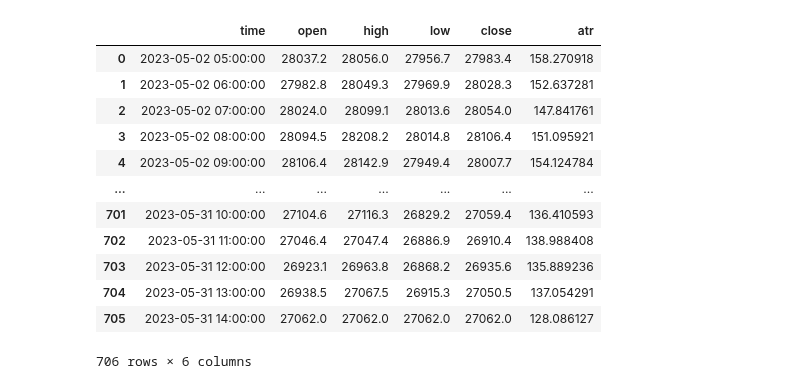
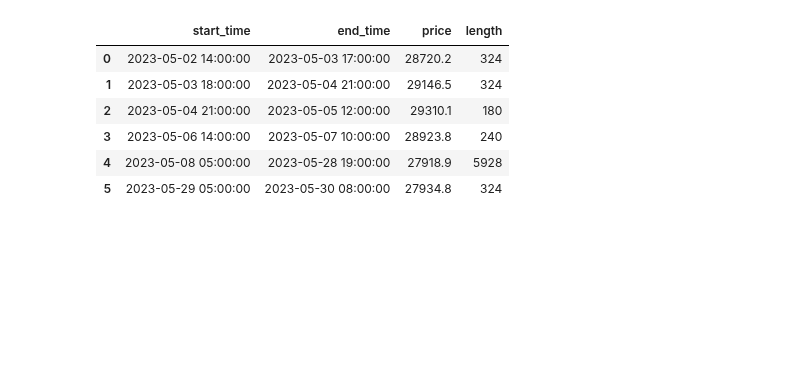
Before and after one commit to alexbabits/crypto-backtester, a Jupyter notebook: ChannelAnalysis.ipynb, the cells around one changed output. Saved outputs shown, nothing was run; the diff lists cells and outputs as text; code cells hidden in the pictures; blank space fills up the shorter version.

Commit message:
horizontal res line almost good

```diff
--- a/ChannelAnalysis.ipynb
+++ b/ChannelAnalysis.ipynb
@@ -63,16 +60,53 @@ pd.set_option('display.max_rows', 30)
-# %%
-df
-# %% [output]
-|  | time | open | high | low | close | atr |
-| 0 | 2023-05-02 05:00:00 | 28037.2 | 28056.0 | 27956.7 | 27983.4 | 158.270918 |
-| 1 | 2023-05-02 06:00:00 | 27982.8 | 28049.3 | 27969.9 | 28028.3 | 152.637281 |
-| 2 | 2023-05-02 07:00:00 | 28024.0 | 28099.1 | 28013.6 | 28054.0 | 147.841761 |
-| 3 | 2023-05-02 08:00:00 | 28094.5 | 28208.2 | 28014.8 | 28106.4 | 151.095921 |
-| 4 | 2023-05-02 09:00:00 | 28106.4 | 28142.9 | 27949.4 | 28007.7 | 154.124784 |
-| ... | ... | ... | ... | ... | ... | ... |
-| 701 | 2023-05-31 10:00:00 | 27104.6 | 27116.3 | 26829.2 | 27059.4 | 136.410593 |
-| 702 | 2023-05-31 11:00:00 | 27046.4 | 27047.4 | 26886.9 | 26910.4 | 138.988408 |
-| 703 | 2023-05-31 12:00:00 | 26923.1 | 26963.8 | 26868.2 | 26935.6 | 135.889236 |
-| 704 | 2023-05-31 13:00:00 | 26938.5 | 27067.5 | 26915.3 | 27050.5 | 137.054291 |
-| 705 | 2023-05-31 14:00:00 | 27062.0 | 27062.0 | 27062.0 | 27062.0 | 128.086127 |
-706 rows × 6 columns
+# %%
+def calculate_resistance(df):
+    resistance_lines = []
+    i = 0
+    while i < len(df) - 10:  # -10 to leave space for checking the next 10 candles
+        current_candle = df.iloc[i]
+        if current_candle['close'] > current_candle['open']:  # Check if the candle is green
+            next_10_candles = df.iloc[i+1:i+11]
+            limit = current_candle['close'] + (0.5 * current_candle['atr'])
+
+            if all((next_10_candles[['open', 'close']] <= limit).all(axis=1)):  # Check the next 10 candles
+                second_touch = False  # Added variable to check for second touch
+                for j in range(i+11, len(df)):
+                    next_candle = df.iloc[j]
+                    lower_limit = current_candle['close'] - (5 * current_candle['atr'])
+
+                    if not second_touch:  # Check if second touch exists
+                        if abs(current_candle['close'] - next_candle[['open', 'close']].min()) <= 0.5 * next_candle['atr']:
+                            second_touch = True
+                            continue
+
+                    if second_touch:
+                        if next_candle['close'] < lower_limit or next_candle['open'] < lower_limit:
+                            resistance_lines.append({'start_time': current_candle['time'], 'end_time': next_candle['time'], 'price': current_candle['close']})
+                            i = j  # Continue from the end of this line
+                            break  # Stop if price goes below 500% of ATR
+                        elif next_candle['close'] > limit or next_candle['open'] > limit:
+                            resistance_lines.append({'start_time': current_candle['time'], 'end_time': next_candle['time'], 'price': current_candle['close']})
+                            i = j  # Continue from the end of this line
+                            break  # Stop if price goes above the limit
+                else:
+                    i += 1  # Increment if we finished the loop without hitting a break
+            else:
+                i += 1
+        else:
+            i += 1
+    return pd.DataFrame(resistance_lines)
+
+resistance_df = calculate_resistance(df)
+# %%
+resistance_df['start_time'] = pd.to_datetime(resistance_df['start_time'])
+resistance_df['end_time'] = pd.to_datetime(resistance_df['end_time'])
+resistance_df['length'] = (resistance_df['end_time'] - resistance_df['start_time']).dt.total_seconds() / (5 * 60)
+resistance_df['length'] = resistance_df['length'].astype(int)
+resistance_df
+# %% [output]
+|  | start_time | end_time | price | length |
+| 0 | 2023-05-02 14:00:00 | 2023-05-03 17:00:00 | 28720.2 | 324 |
+| 1 | 2023-05-03 18:00:00 | 2023-05-04 21:00:00 | 29146.5 | 324 |
+| 2 | 2023-05-04 21:00:00 | 2023-05-05 12:00:00 | 29310.1 | 180 |
+| 3 | 2023-05-06 14:00:00 | 2023-05-07 10:00:00 | 28923.8 | 240 |
+| 4 | 2023-05-08 05:00:00 | 2023-05-28 19:00:00 | 27918.9 | 5928 |
+| 5 | 2023-05-29 05:00:00 | 2023-05-30 08:00:00 | 27934.8 | 324 |
```
Also changed, not shown: parts of 4 cells of this notebook, 1 other file.
